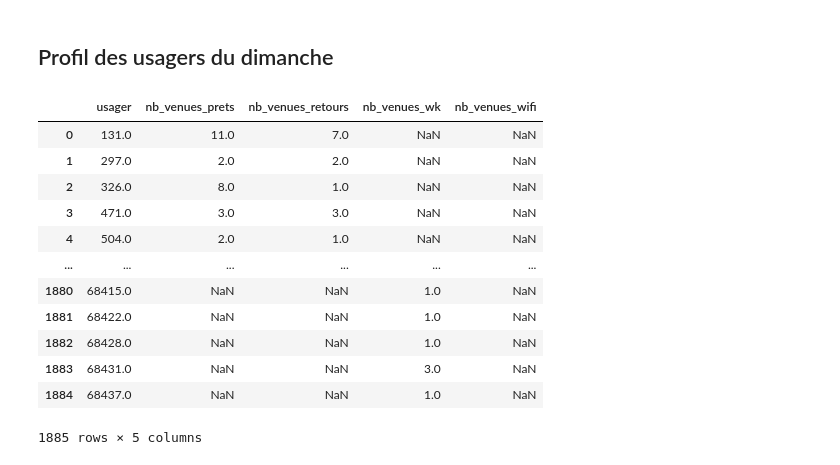
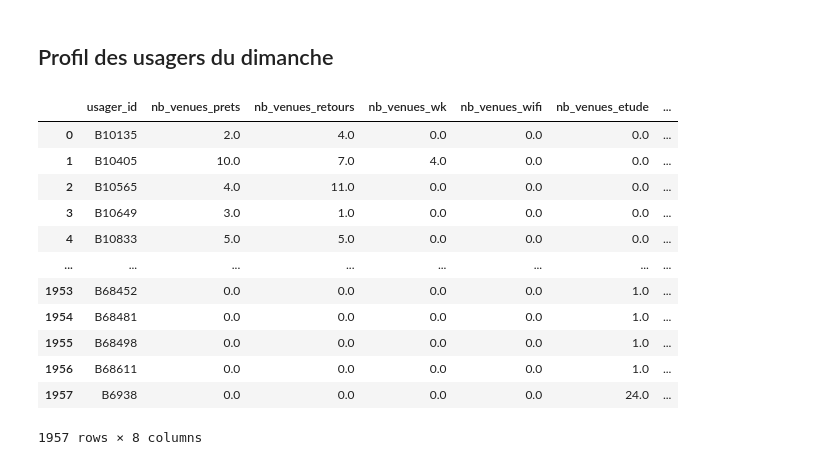
Before and after one commit to ragbx/kibini2, a Jupyter notebook: kibini/notebook_activite.ipynb, the cells around one changed output. Drawn from its saved outputs; the diff is of its cells as text; code cells hidden in the pictures.

```diff
--- a/kibini/notebook_activite.ipynb
+++ b/kibini/notebook_activite.ipynb
@@ -825,49 +825,17 @@ adh = Adherent(df=df, db_conn=db_conn, c2l=c2l)
 adh.get_adherent_statdb_data()
 adh.get_adherent_es_data()
 # %%
-# on récupère pour chaque inscrit le nombre de dimanche venu
-
-prets.df['date'] = pd.to_datetime(prets.df['date_heure']).dt.strftime('%Y-%m-%d')
-nb_venues_prets_ = prets.df.groupby(['date', 'usager'])['nombre'].sum().to_frame().reset_index()
-nb_venues_prets = nb_venues_prets_.groupby(['usager'])['nombre'].sum().to_frame().reset_index()
-nb_venues_prets = nb_venues_prets.rename(columns={'nombre':'nb_venues_prets'})
-
-retours.df['date'] = pd.to_datetime(retours.df['date_heure']).dt.strftime('%Y-%m-%d')
-nb_venues_retours_ = retours.df.groupby(['date', 'usager'])['nombre'].sum().to_frame().reset_index()
-nb_venues_retours = nb_venues_retours_.groupby(['usager'])['nombre'].sum().to_frame().reset_index()
-nb_venues_retours = nb_venues_retours.rename(columns={'nombre':'nb_venues_retours'})
-
-wk.df['date'] = pd.to_datetime(wk.df['date_heure']).dt.strftime('%Y-%m-%d')
-nb_venues_wk_ = wk.df[~wk.df['usager'].isna()].groupby(['date', 'usager'])['nombre'].sum().to_frame().reset_index()
-nb_venues_wk = nb_venues_wk_.groupby(['usager'])['nombre'].sum().to_frame().reset_index()
-nb_venues_wk = nb_venues_wk.rename(columns={'nombre':'nb_venues_wk'})
-
-wifi.df['date'] = pd.to_datetime(wifi.df['date_heure']).dt.strftime('%Y-%m-%d')
-nb_venues_wifi_ = wifi.df[~wifi.df['usager'].isna()].groupby(['date', 'usager'])['nombre'].sum().to_frame().reset_index()
-nb_venues_wifi = nb_venues_wifi_.groupby(['usager'])['nombre'].sum().to_frame().reset_index()
-nb_venues_wifi = nb_venues_wifi.rename(columns={'nombre':'nb_venues_wifi'})
-
-etude.df['date'] = pd.to_datetime(etude.df['date_heure']).dt.strftime('%Y-%m-%d')
-nb_venues_etude_ = etude.df[~etude.df['usager'].isna()==True].groupby(['date', 'usager'])['nombre'].sum().to_frame().reset_index()
-nb_venues_etude = nb_venues_etude_.groupby(['usager'])['nombre'].sum().to_frame().reset_index()
-nb_venues_etude = nb_venues_etude.rename(columns={'nombre':'nb_venues_etude'})
-
-nb_venues = nb_venues_prets.merge(nb_venues_retours, how = 'outer', left_on = 'usager', right_on = 'usager')
-nb_venues = nb_venues.merge(nb_venues_wk, how = 'outer', left_on = 'usager', right_on = 'usager')
-nb_venues = nb_venues.merge(nb_venues_wifi, how = 'outer', left_on = 'usager', right_on = 'usager')
-#nb_venues = nb_venues.merge(nb_venues_etude, how = 'outer', left_on = 'usager', right_on = 'usager')
-nb_venues
 # %% [output]
-|  | usager | nb_venues_prets | nb_venues_retours | nb_venues_wk | nb_venues_wifi |
-| 0 | 131.0 | 11.0 | 7.0 | NaN | NaN |
-| 1 | 297.0 | 2.0 | 2.0 | NaN | NaN |
-| 2 | 326.0 | 8.0 | 1.0 | NaN | NaN |
-| 3 | 471.0 | 3.0 | 3.0 | NaN | NaN |
-| 4 | 504.0 | 2.0 | 1.0 | NaN | NaN |
-| ... | ... | ... | ... | ... | ... |
-| 1880 | 68415.0 | NaN | NaN | 1.0 | NaN |
-| 1881 | 68422.0 | NaN | NaN | 1.0 | NaN |
-| 1882 | 68428.0 | NaN | NaN | 1.0 | NaN |
-| 1883 | 68431.0 | NaN | NaN | 3.0 | NaN |
-| 1884 | 68437.0 | NaN | NaN | 1.0 | NaN |
+|  | usager_id | nb_venues_prets | nb_venues_retours | nb_venues_wk | nb_venues_wifi | nb_venues_etude | ... |
+| 0 | B10135 | 2.0 | 4.0 | 0.0 | 0.0 | 0.0 | ... |
+| 1 | B10405 | 10.0 | 7.0 | 4.0 | 0.0 | 0.0 | ... |
+| 2 | B10565 | 4.0 | 11.0 | 0.0 | 0.0 | 0.0 | ... |
+| 3 | B10649 | 3.0 | 1.0 | 0.0 | 0.0 | 0.0 | ... |
+| 4 | B10833 | 5.0 | 5.0 | 0.0 | 0.0 | 0.0 | ... |
+| ... | ... | ... | ... | ... | ... | ... | ... |
+| 1953 | B68452 | 0.0 | 0.0 | 0.0 | 0.0 | 1.0 | ... |
+| 1954 | B68481 | 0.0 | 0.0 | 0.0 | 0.0 | 1.0 | ... |
+| 1955 | B68498 | 0.0 | 0.0 | 0.0 | 0.0 | 1.0 | ... |
+| 1956 | B68611 | 0.0 | 0.0 | 0.0 | 0.0 | 1.0 | ... |
+| 1957 | B6938 | 0.0 | 0.0 | 0.0 | 0.0 | 24.0 | ... |
-1885 rows × 5 columns
+1957 rows × 8 columns
```
Also changed, not shown: parts of 1 cell of this notebook.
